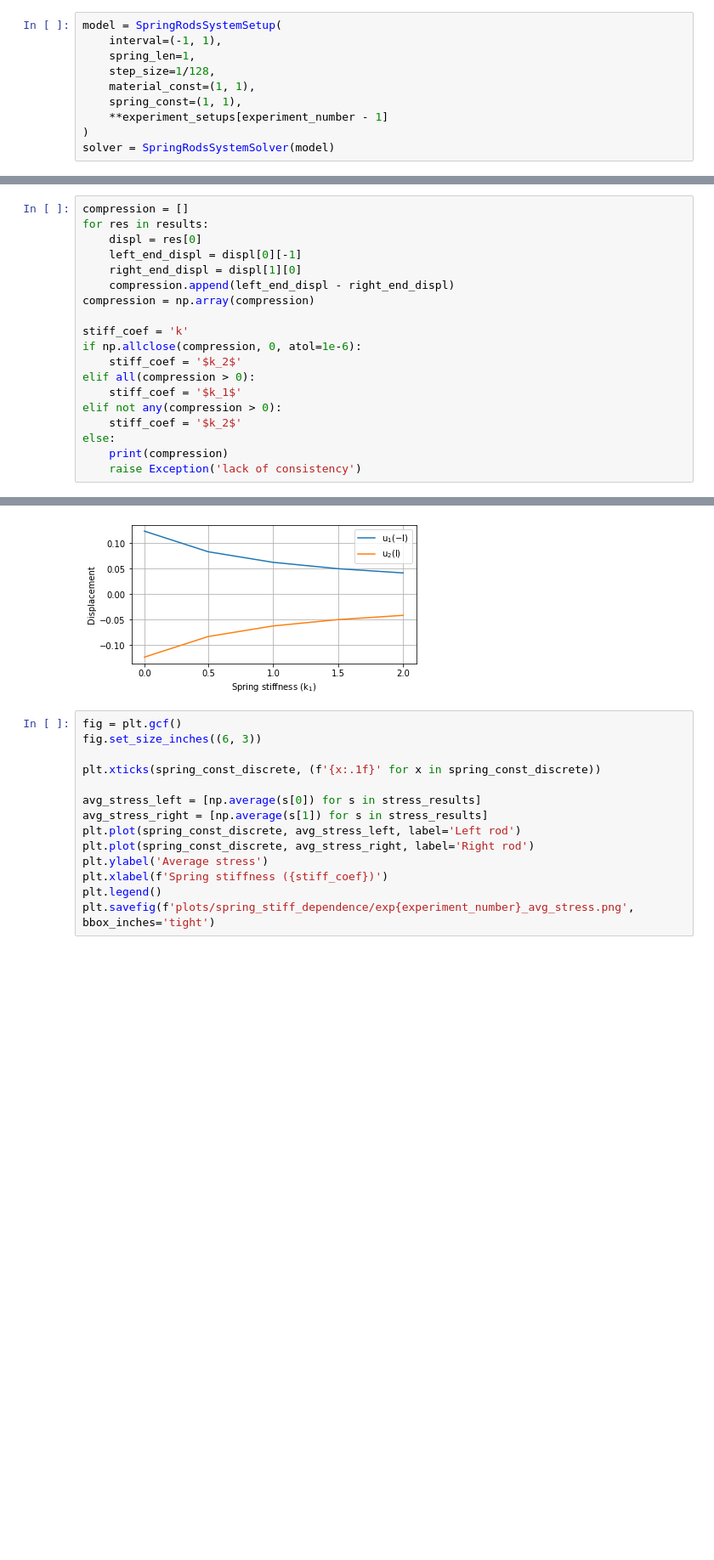
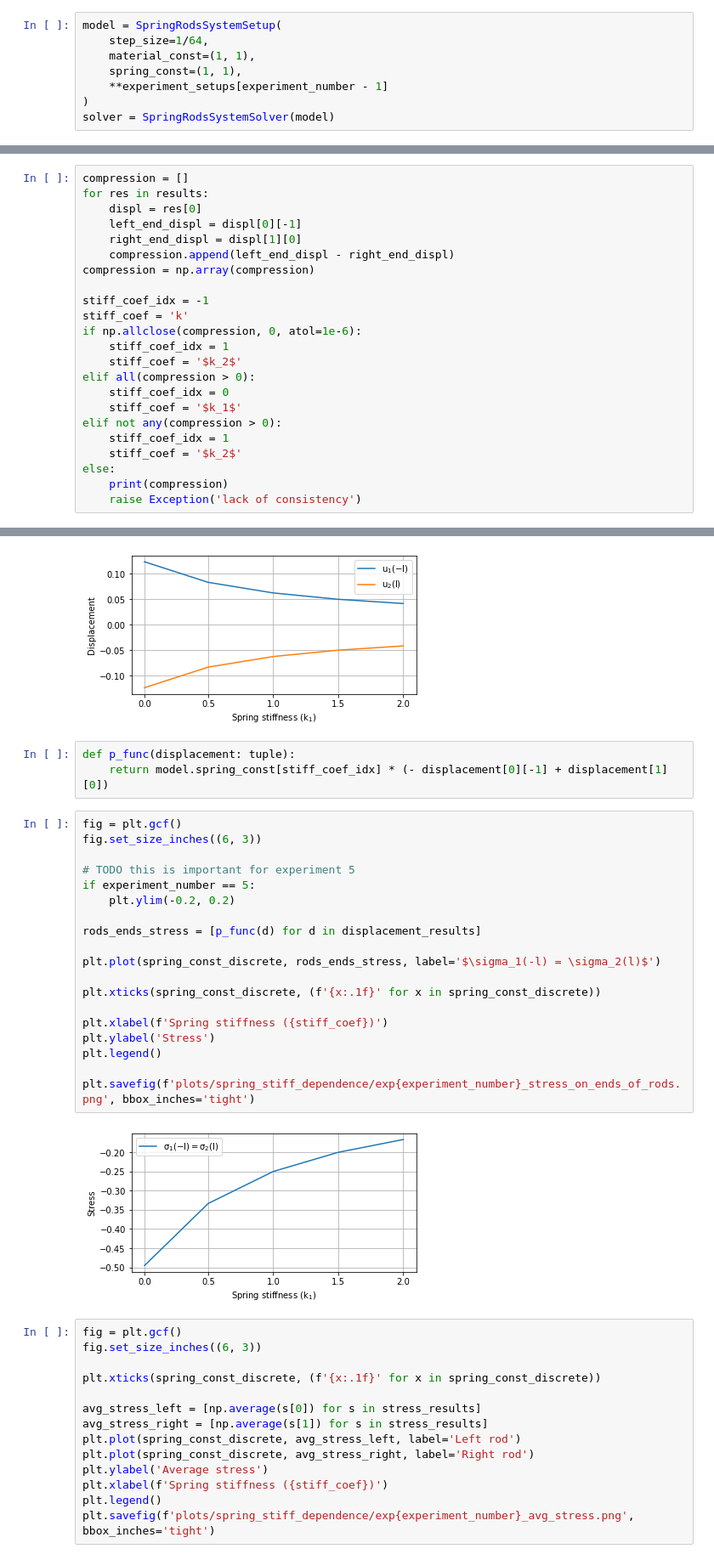
Before and after one commit to KOS-UJ/Spring-Rods-System-Approximation, a Jupyter notebook: experiments/reaction_on_spring_stiffness.ipynb, the cells around one changed output, grey strips where cells are left out. Shown at 85% size. Drawn from its saved outputs; the diff is of its cells as text; blank space fills up the shorter version.

Commit message:
compute stiffness at the ends of rods

```diff
--- a/experiments/reaction_on_spring_stiffness.ipynb
+++ b/experiments/reaction_on_spring_stiffness.ipynb
@@ -36,9 +51,7 @@ experiment_setups = [
 experiment_number = 1
 # %%
 model = SpringRodsSystemSetup(
-    interval=(-1, 1),
-    spring_len=1,
-    step_size=1/128,
+    step_size=1/64,
     material_const=(1, 1),
     spring_const=(1, 1),
     **experiment_setups[experiment_number - 1]
@@ -66,12 +79,16 @@ for res in results:
     compression.append(left_end_displ - right_end_displ)
 compression = np.array(compression)
 
+stiff_coef_idx = -1
 stiff_coef = 'k'
 if np.allclose(compression, 0, atol=1e-6):
+    stiff_coef_idx = 1
     stiff_coef = '$k_2$'
 elif all(compression > 0):
+    stiff_coef_idx = 0
     stiff_coef = '$k_1$'
 elif not any(compression > 0):
+    stiff_coef_idx = 1
     stiff_coef = '$k_2$'
 else:
     print(compression)
@@ -128,6 +146,30 @@ plt.legend()
 plt.savefig(f'plots/spring_stiff_dependence/exp{experiment_number}_ends_of_rods_displacement.png', bbox_inches='tight')
 # %% [output]
 [figure]
+# %%
+def p_func(displacement: tuple):
+    return model.spring_const[stiff_coef_idx] * (- displacement[0][-1] + displacement[1][0])
+# %%
+fig = plt.gcf()
+fig.set_size_inches((6, 3))
+
+# TODO this is important for experiment 5
+if experiment_number == 5:
+    plt.ylim(-0.2, 0.2)
+
+rods_ends_stress = [p_func(d) for d in displacement_results]
+
+plt.plot(spring_const_discrete, rods_ends_stress, label='$\sigma_1(-l) = \sigma_2(l)$')
+
+plt.xticks(spring_const_discrete, (f'{x:.1f}' for x in spring_const_discrete))
+
+plt.xlabel(f'Spring stiffness ({stiff_coef})')
+plt.ylabel('Stress')
+plt.legend()
+
+plt.savefig(f'plots/spring_stiff_dependence/exp{experiment_number}_stress_on_ends_of_rods.png', bbox_inches='tight')
+# %% [output]
+[figure, added]
 # %%
 fig = plt.gcf()
 fig.set_size_inches((6, 3))
```
Also changed, not shown: parts of 4 cells of this notebook.
